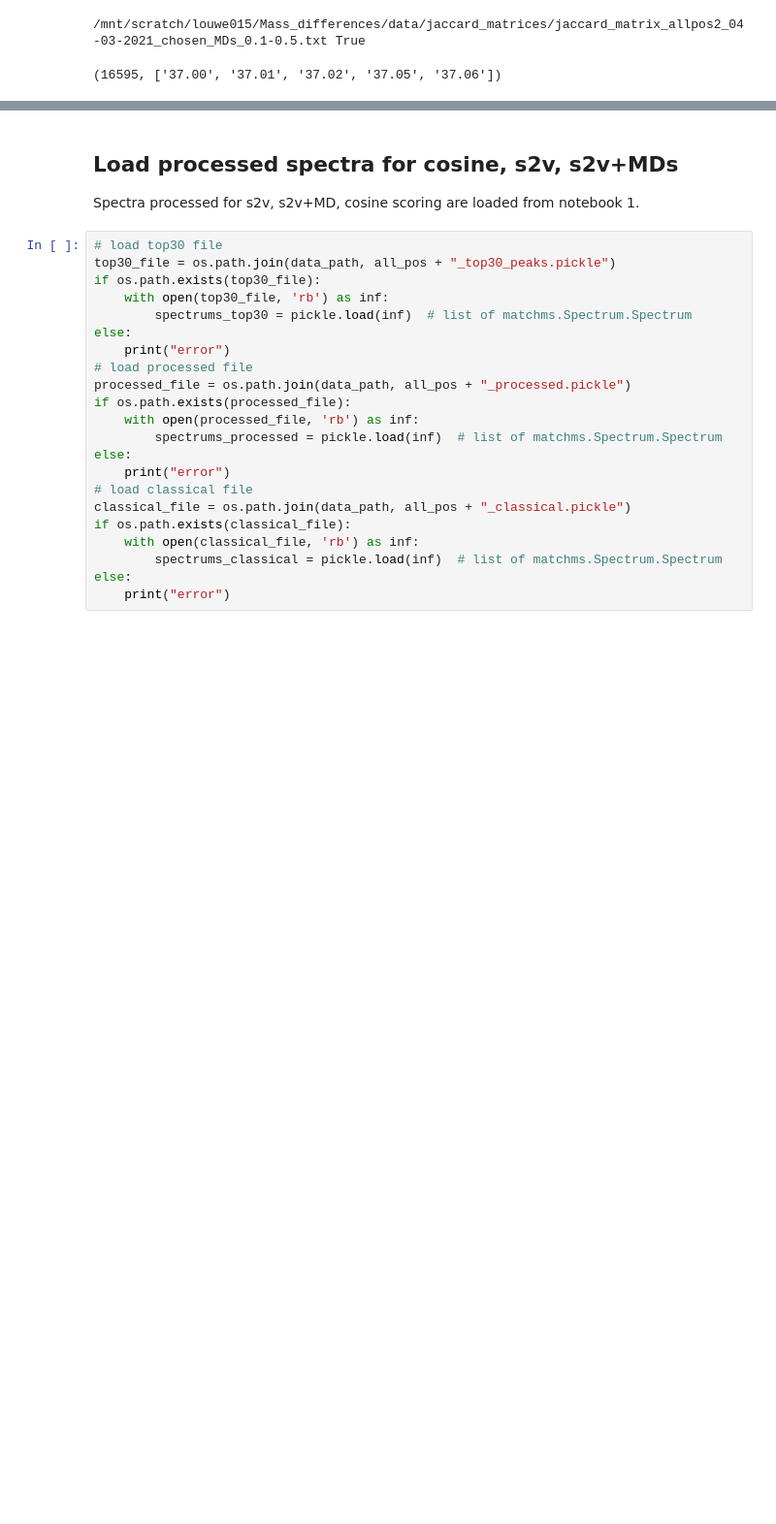
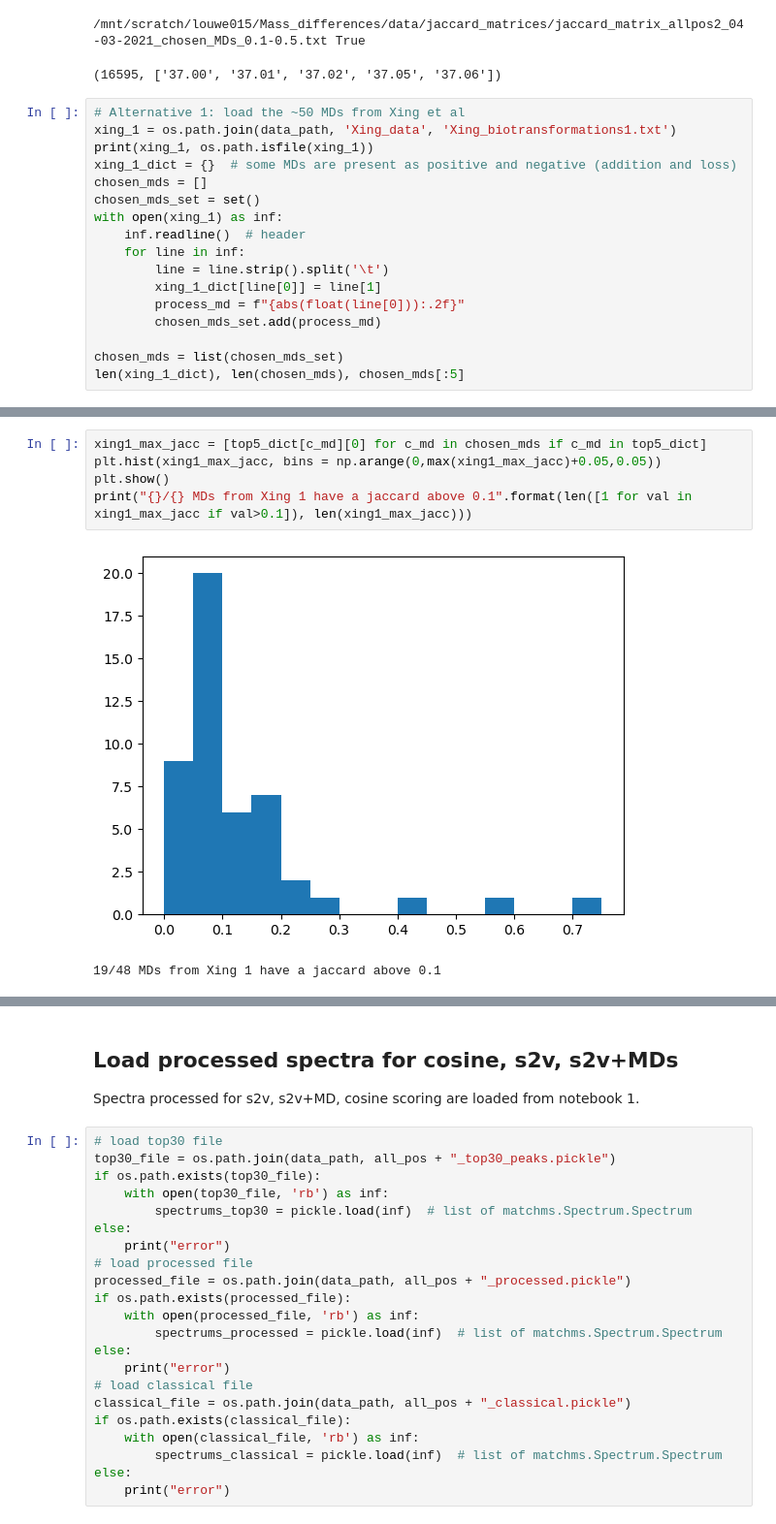
Before and after one commit to louwenjjr/ms2_mass_differences, a Jupyter notebook: notebooks/4-validation_simple_jaccard.ipynb, the cells around one changed output, grey strips where cells are left out. Shown: that part at 97% size. Drawn from its saved outputs; the diff is of its cells as text; blank space fills up the shorter version.

```diff
--- a/notebooks/4-validation_simple_jaccard.ipynb
+++ b/notebooks/4-validation_simple_jaccard.ipynb
@@ -95,3 +95,20 @@ len(chosen_mds), chosen_mds[:5]
 # %% [output]
 /mnt/scratch/louwe015/Mass_differences/data/jaccard_matrices/jaccard_matrix_allpos2_04-03-2021_chosen_MDs_0.1-0.5.txt True
 (16595, ['37.00', '37.01', '37.02', '37.05', '37.06'])
+# %%
+# Alternative 1: load the ~50 MDs from Xing et al
+xing_1 = os.path.join(data_path, 'Xing_data', 'Xing_biotransformations1.txt')
+print(xing_1, os.path.isfile(xing_1))
+xing_1_dict = {}  # some MDs are present as positive and negative (addition and loss)
+chosen_mds = []
+chosen_mds_set = set()
+with open(xing_1) as inf:
+    inf.readline()  # header
+    for line in inf:
+        line = line.strip().split('\t')
+        xing_1_dict[line[0]] = line[1]
+        process_md = f"{abs(float(line[0])):.2f}"
+        chosen_mds_set.add(process_md)
+
+chosen_mds = list(chosen_mds_set)
+len(xing_1_dict), len(chosen_mds), chosen_mds[:5]
@@ -97,0 +146,8 @@ len(chosen_mds), chosen_mds[:5]
+# %%
+xing1_max_jacc = [top5_dict[c_md][0] for c_md in chosen_mds if c_md in top5_dict]
+plt.hist(xing1_max_jacc, bins = np.arange(0,max(xing1_max_jacc)+0.05,0.05))
+plt.show()
+print("{}/{} MDs from Xing 1 have a jaccard above 0.1".format(len([1 for val in xing1_max_jacc if val>0.1]), len(xing1_max_jacc)))
+# %% [output]
+[figure, added]
+19/48 MDs from Xing 1 have a jaccard above 0.1
```
Also changed, not shown: parts of 28 cells of this notebook.
